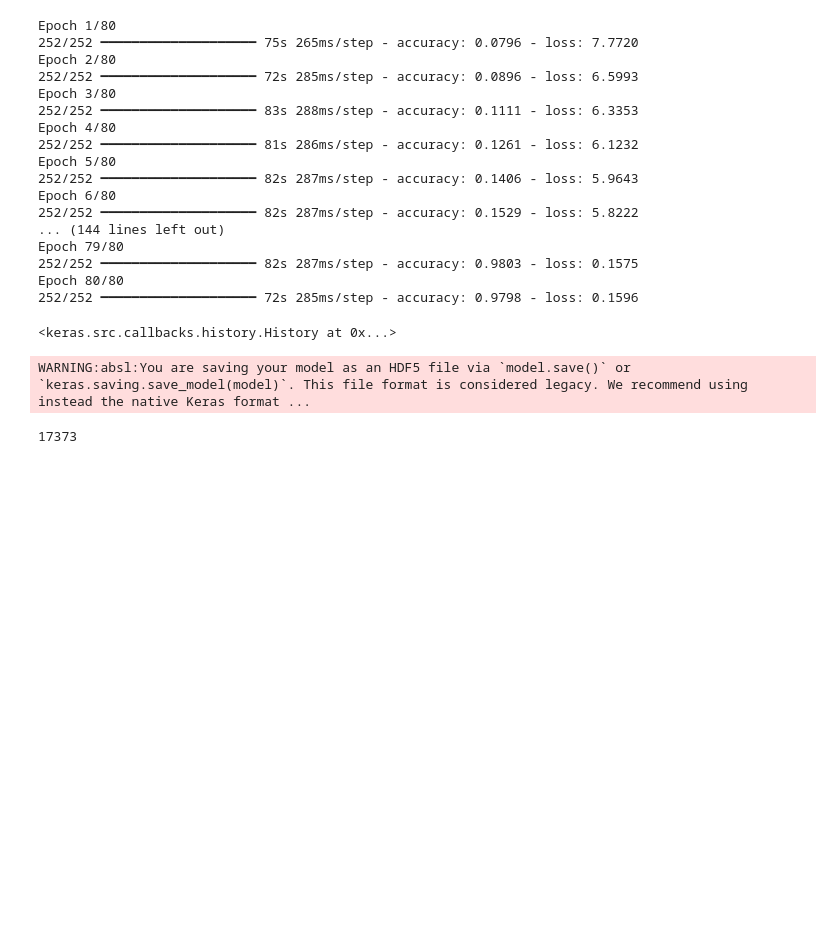
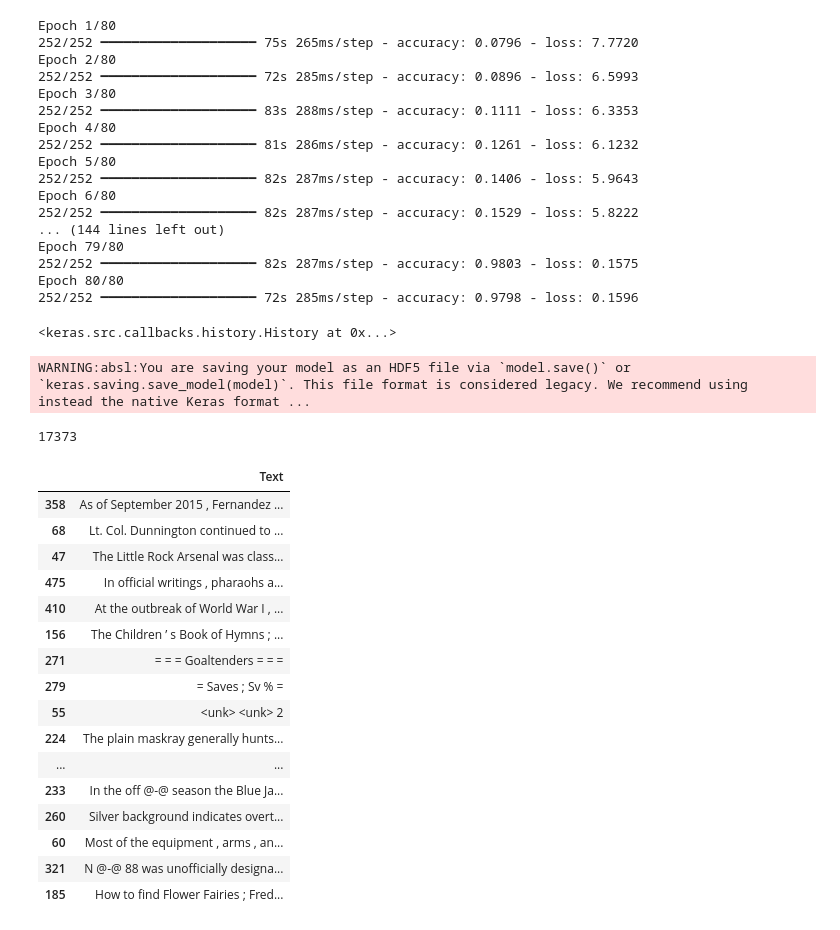
Before and after one commit to RajMV05102004/DeepLearning, a Jupyter notebook: WikiWordPredictor.ipynb, the cells around one changed output. Drawn from its saved outputs; the diff is of its cells as text; code cells hidden in the pictures; blank space fills up the shorter version.

```diff
--- a/WikiWordPredictor.ipynb
+++ b/WikiWordPredictor.ipynb
@@ -283,0 +325,20 @@ len(tokenizer.word_index)
+# %%
+df.sample(40)
+# %% [output]
+|  | Text |
+| 358 | As of September 2015 , Fernandez ... |
+| 68 | Lt. Col. Dunnington continued to ... |
+| 47 | The Little Rock Arsenal was class... |
+| 475 | In official writings , pharaohs a... |
+| 410 | At the outbreak of World War I , ... |
+| 156 | The Children ’ s Book of Hymns ; ... |
+| 271 | = = = Goaltenders = = = |
+| 279 | = Saves ; Sv % = |
+| 55 | <unk> <unk> 2 |
+| 224 | The plain maskray generally hunts... |
+| ... | ... |
+| 233 | In the off @-@ season the Blue Ja... |
+| 260 | Silver background indicates overt... |
+| 60 | Most of the equipment , arms , an... |
+| 321 | N @-@ 88 was unofficially designa... |
+| 185 | How to find Flower Fairies ; Fred... |
```
Also changed, not shown: parts of 8 cells of this notebook.
